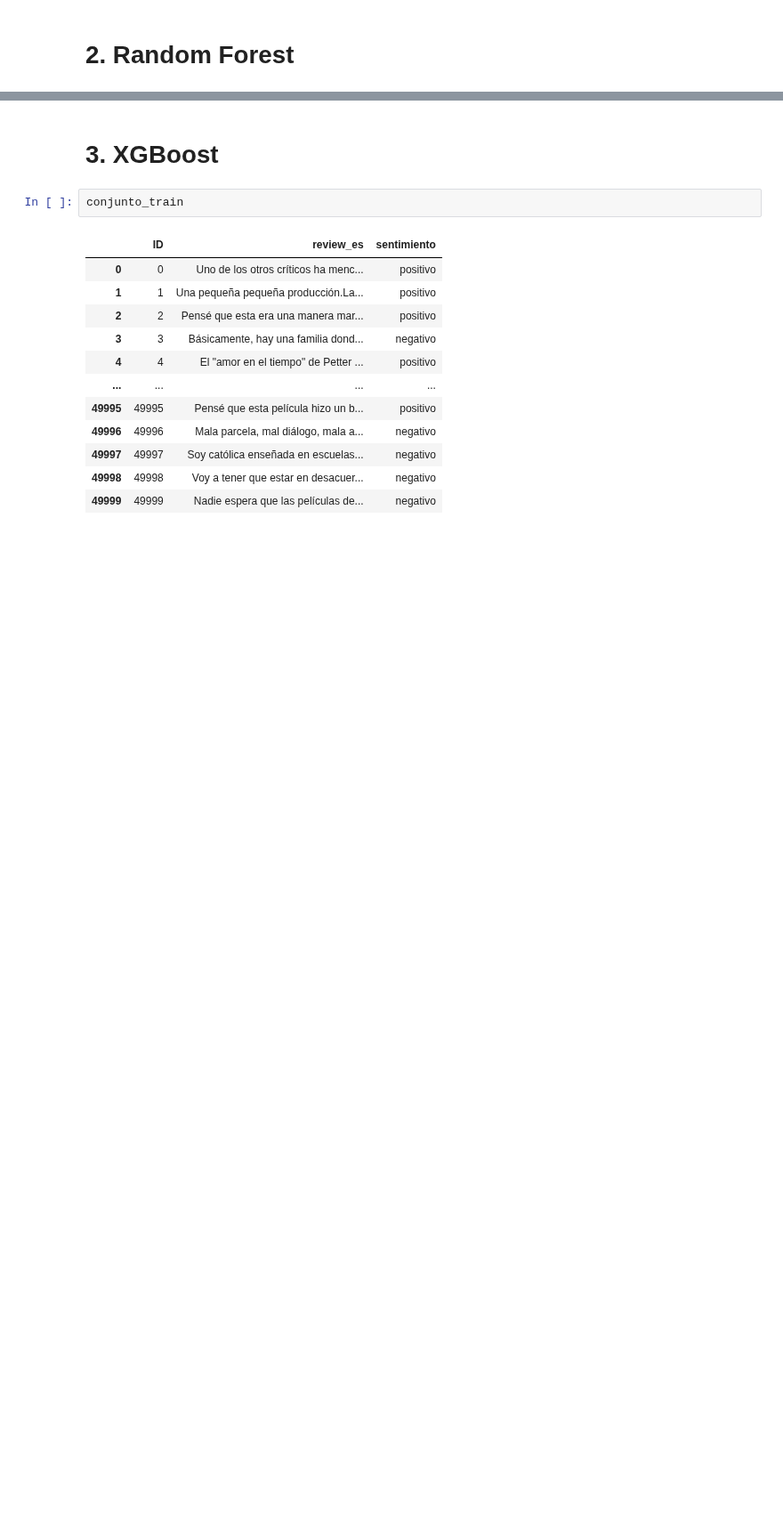
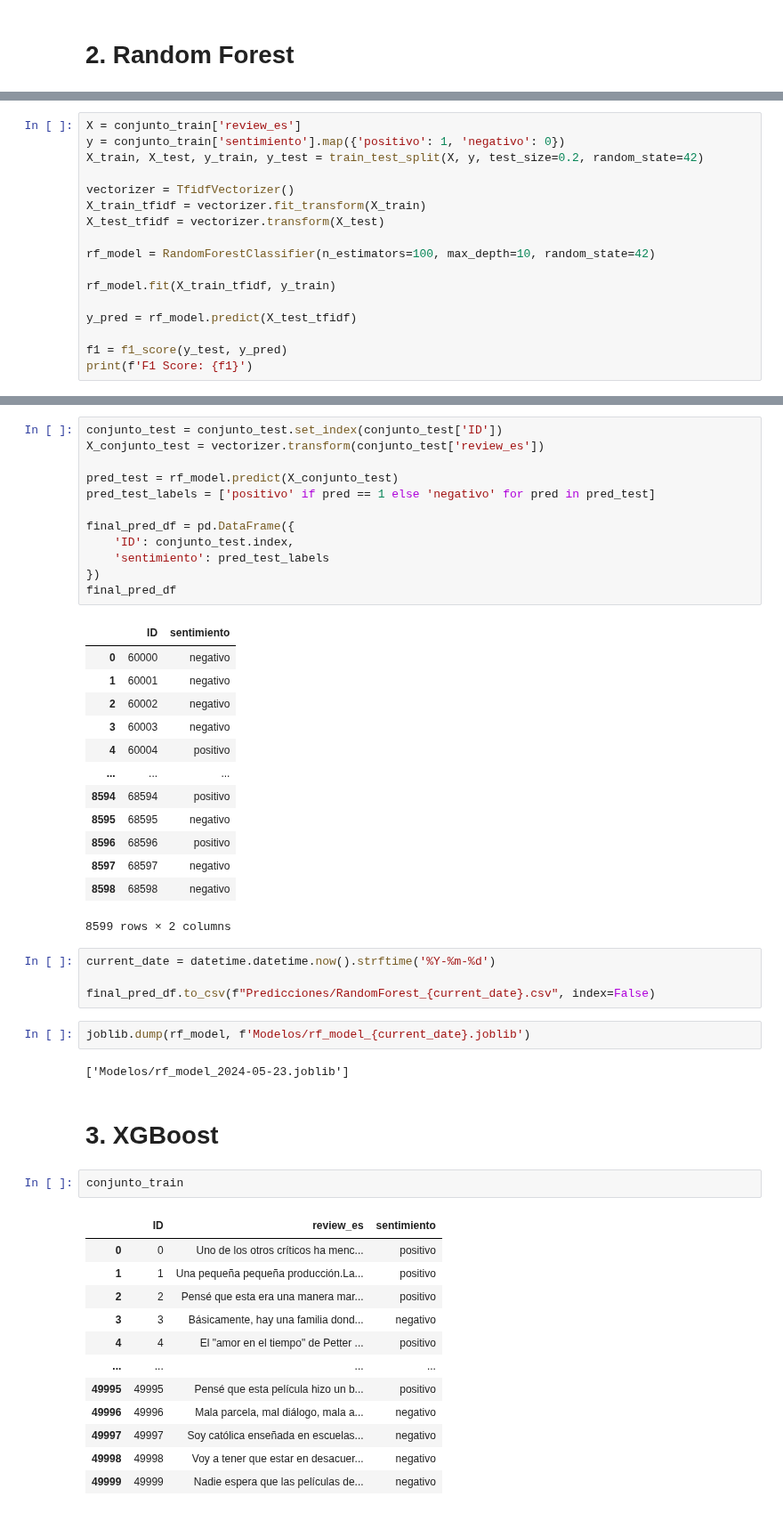
Before and after one commit to AlanRichmond/7506R-1C2024-GRUPO10, a Jupyter notebook: TP2/7506R_TP2_GRUPO10_CHPX_ENTREGA.ipynb, the cells around one changed output, grey strips where cells are left out. Shown at 89% size. Saved outputs shown, nothing was run; the diff lists cells and outputs as text; blank space fills up the shorter version.

Commit message:
se agrego random forest

```diff
--- a/TP2/7506R_TP2_GRUPO10_CHPX_ENTREGA.ipynb
+++ b/TP2/7506R_TP2_GRUPO10_CHPX_ENTREGA.ipynb
@@ -30,0 +64,17 @@ sample_solution = pd.read_csv('Datasets/sample_solution.csv')
+# %%
+X = conjunto_train['review_es']
+y = conjunto_train['sentimiento'].map({'positivo': 1, 'negativo': 0})
+X_train, X_test, y_train, y_test = train_test_split(X, y, test_size=0.2, random_state=42)
+
+vectorizer = TfidfVectorizer()
+X_train_tfidf = vectorizer.fit_transform(X_train)
+X_test_tfidf = vectorizer.transform(X_test)
+
+rf_model = RandomForestClassifier(n_estimators=100, max_depth=10, random_state=42)
+
+rf_model.fit(X_train_tfidf, y_train)
+
+y_pred = rf_model.predict(X_test_tfidf)
+
+f1 = f1_score(y_test, y_pred)
+print(f'F1 Score: {f1}')
@@ -31,3 +120,37 @@ sample_solution = pd.read_csv('Datasets/sample_solution.csv')
+# %%
+conjunto_test = conjunto_test.set_index(conjunto_test['ID'])
+X_conjunto_test = vectorizer.transform(conjunto_test['review_es'])
+
+pred_test = rf_model.predict(X_conjunto_test)
+pred_test_labels = ['positivo' if pred == 1 else 'negativo' for pred in pred_test]
+
+final_pred_df = pd.DataFrame({
+    'ID': conjunto_test.index,
+    'sentimiento': pred_test_labels
+})
+final_pred_df
+# %% [output]
+|  | ID | sentimiento |
+| 0 | 60000 | negativo |
+| 1 | 60001 | negativo |
+| 2 | 60002 | negativo |
+| 3 | 60003 | negativo |
+| 4 | 60004 | positivo |
+| ... | ... | ... |
+| 8594 | 68594 | positivo |
+| 8595 | 68595 | negativo |
+| 8596 | 68596 | positivo |
+| 8597 | 68597 | negativo |
+| 8598 | 68598 | negativo |
+8599 rows × 2 columns
+# %%
+current_date = datetime.datetime.now().strftime('%Y-%m-%d')
+
+final_pred_df.to_csv(f"Predicciones/RandomForest_{current_date}.csv", index=False)
+# %%
+joblib.dump(rf_model, f'Modelos/rf_model_{current_date}.joblib')
+# %% [output]
+['Modelos/rf_model_2024-05-23.joblib']
 # %% [markdown]
 # 3. XGBoost
 # %%
```
Also changed, not shown: parts of 7 cells of this notebook, 3 other files.
